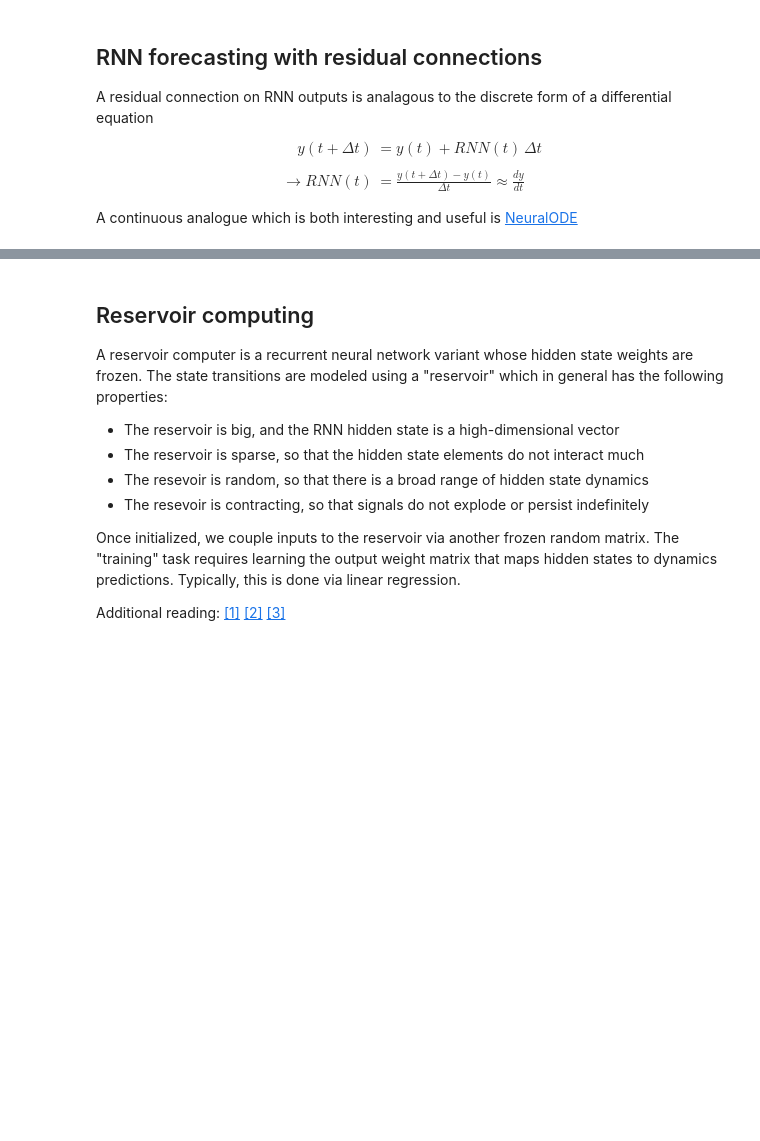
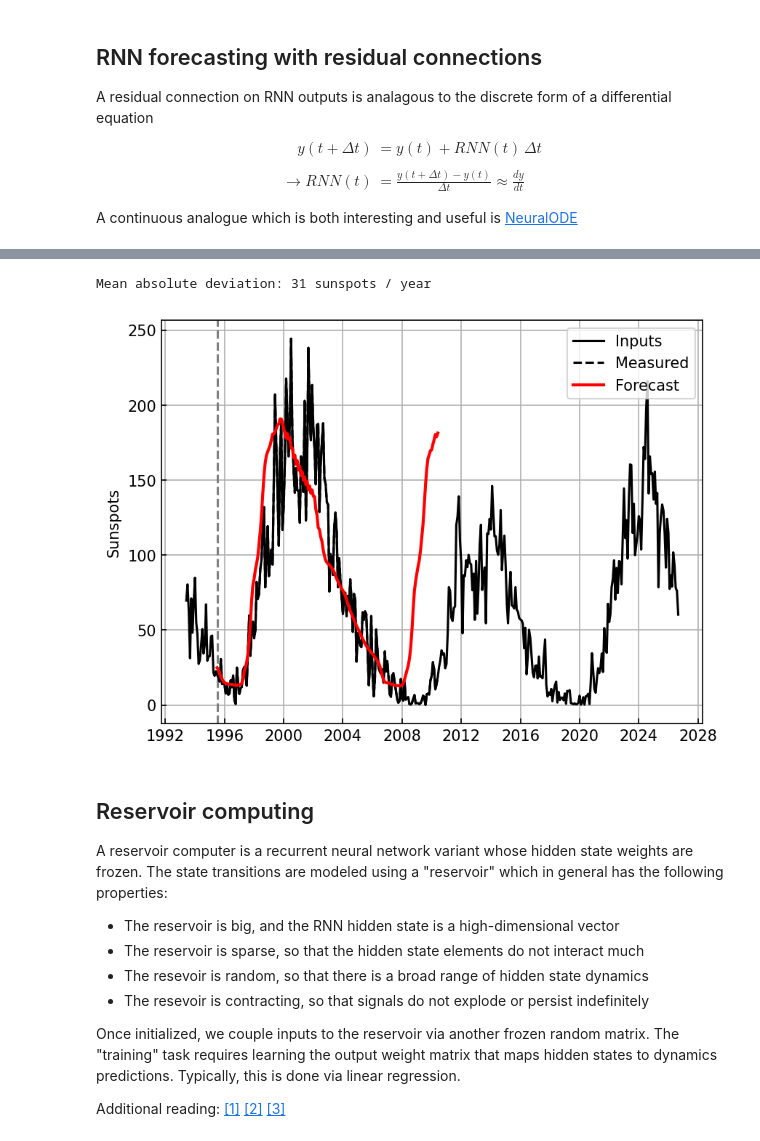
Before and after one commit to colen-teaching/DATA442-Fall-2026, a Jupyter notebook: notebooks/14.1_RNN_forecasting.ipynb, the cells around one changed output, grey strips where cells are left out. Cells and saved outputs as stored; diff of their text form; code cells hidden in the pictures; blank space fills up the shorter version.

```diff
--- a/notebooks/14.1_RNN_forecasting.ipynb
+++ b/notebooks/14.1_RNN_forecasting.ipynb
@@ -340,8 +383,13 @@ A continuous analogue which is both interesting and useful is [NeuralODE](https:
 class Residual_Sequence_Forecast(nn.Module):
     def __init__(self):
         super().__init__()
+        self.lstm = nn.LSTM(1, 128, num_layers=1, batch_first=True)
+        self.linear = nn.Linear(128, 1)
 
     def forward(self, x):
+        output, (hn, cn) = self.lstm(x)
+        output = self.linear(output[:, -1])
+        return output + x[:, -1]
 
 res_model = Residual_Sequence_Forecast().to(device)
 loss = nn.MSELoss()
@@ -365,28 +415,37 @@ plt.tight_layout()
 # %%
 start_forecast_idx = test_dataset.seq_len
 x_in, _ = test_dataset[0]
-forecast_len = 10 * 12 # Predict one decade
+forecast_len = 15 * 12 # Predict one decade
 with torch.no_grad():
     x_in = torch.FloatTensor(x_in).to(device)
     y_rnn = []
+    for ii in range(forecast_len):
+        y_out = res_model(x_in[None])
+        y_rnn.append(y_out.cpu().numpy()[0])
+        x_in = torch.concat([x_in[1:], y_out])
+
+    y_rnn = np.array(y_rnn)
 
 ax = plt.figure().gca()
 ax.axvline(test_dataset.df.date.iloc[test_dataset.seq_len], color='grey', linestyle='--')
 ax.plot(test_dataset.df.date, test_dataset.df.Sunspots, color='black', label='Inputs')
 
 t = test_dataset.df.date.iloc[start_forecast_idx:start_forecast_idx + len(y_rnn)]
 ax.plot(t, test_dataset.df.Sunspots[start_forecast_idx:start_forecast_idx+len(y_rnn)],
         color='black', linestyle='--', label='Measured')
 ax.plot(t, y_rnn, color='red', linewidth=2, label='Forecast')
 ax.legend(loc='upper right')
 
 ax.set(ylabel='Sunspots')
 
 eval_df = test_dataset.df.iloc[start_forecast_idx:start_forecast_idx + len(y_rnn)].copy()
 eval_df['Predicted'] = y_rnn
 eval_df = eval_df.groupby('Year')[['Sunspots', 'Predicted']].mean()
 mad = np.mean(np.abs(eval_df['Sunspots'] - eval_df['Predicted']))
 print(f'Mean absolute deviation: {mad:.0f} sunspots / year')
+# %% [output]
+Mean absolute deviation: 31 sunspots / year
+[figure, added]
 # %% [markdown]
 ## Reservoir computing
 
```
Also changed, not shown: parts of 9 cells of this notebook, 3 other files.
